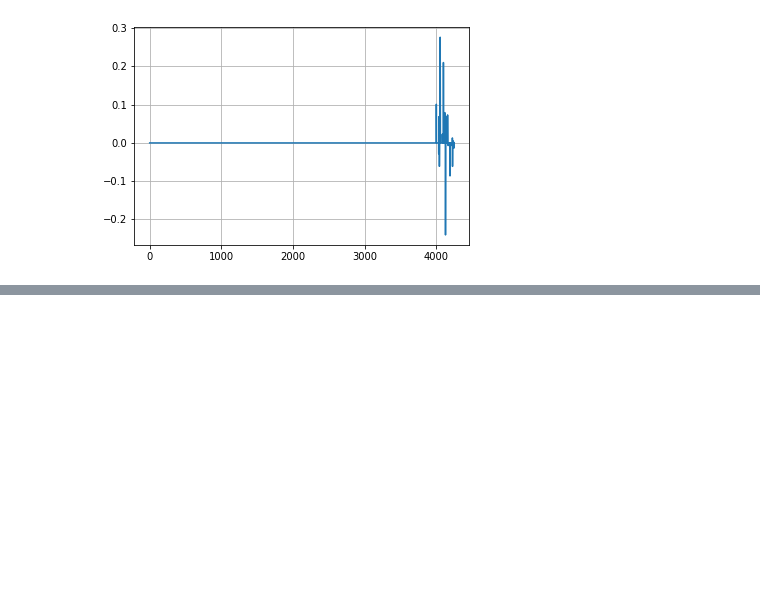
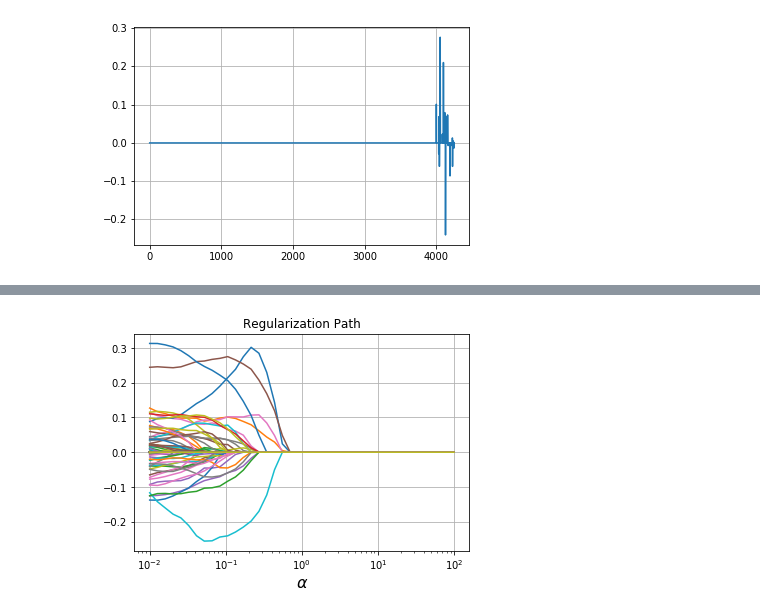
Before and after one commit to govinda-kamath/Normalized_Trend_Filtering, a Jupyter notebook: Preprocessing/get_graph.ipynb, the cells around one changed output, grey strips where cells are left out. Cells and saved outputs as stored; diff of their text form; code cells hidden in the pictures; blank space fills up the shorter version.

```diff
--- a/Preprocessing/get_graph.ipynb
+++ b/Preprocessing/get_graph.ipynb
@@ -210,3 +236,14 @@ plt.plot(incidence_lasso)
 plt.grid()
 # %% [output]
 [figure]
+# %%
+x = cp.Variable(num_intersection_proteins+num_orphan_proteins)
+alph = cp.Parameter(nonneg=True)
+objective = cp.Minimize((1. / (2*A.shape[0])) * cp.sum_squares(A*x - y)+ alph* cp.norm1(Reg2*x))
+prob = cp.Problem(objective)
+incidence_lassos = []
+alpha_values = np.logspace(-2, 2, 40)
+for v in tqdm_notebook(alpha_values):
+    alph.value = v
+    prob.solve()
+    incidence_lassos.append(x.value)
@@ -212,0 +252,14 @@ plt.grid()
+# %%
+def plot_regularization_path(lambd_values, beta_values):
+    num_coeffs = len(beta_values[0])
+    for i in range(num_coeffs):
+        plt.plot(lambd_values, [wi[i] for wi in beta_values])
+    plt.xlabel(r"$\alpha$", fontsize=16)
+    plt.xscale("log")
+    plt.title("Regularization Path")
+    plt.grid()
+    plt.show()
+
+plot_regularization_path(alpha_values, incidence_lassos)
+# %% [output]
+[figure, added]
```
Also changed, not shown: parts of 7 cells of this notebook.
